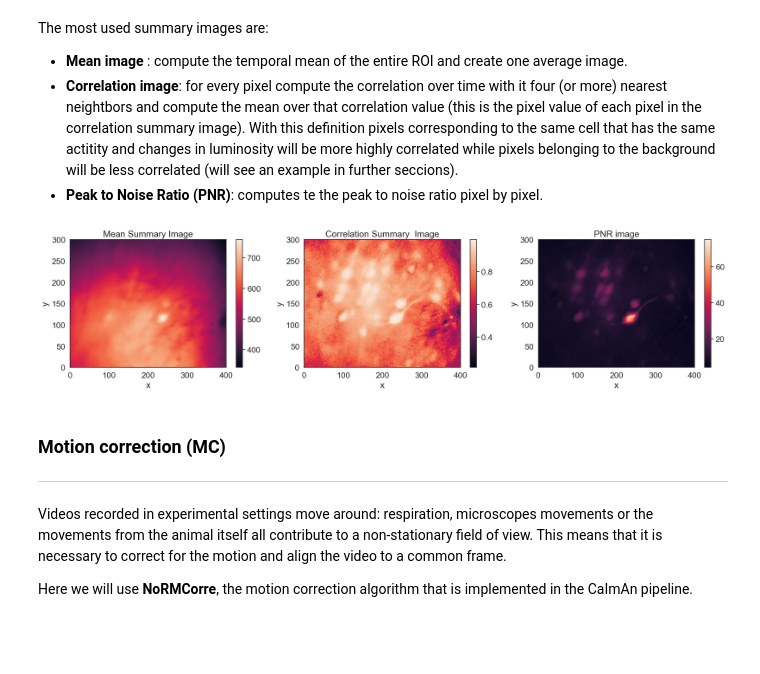
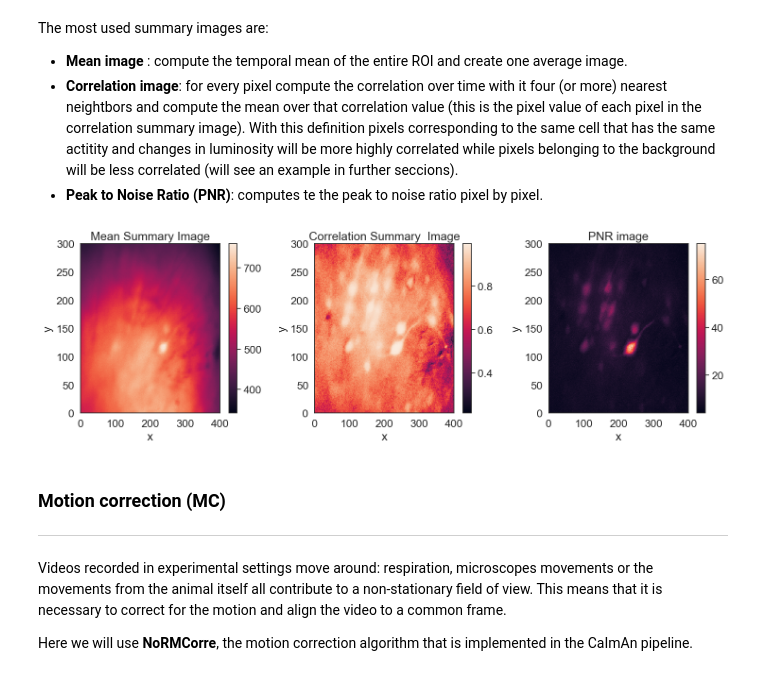
Before and after one commit to neural-data-science-course/neural-data, a Jupyter notebook: 03-calcium_imaging/calcium_imaging.ipynb, the cells around one changed output. Drawn from its saved outputs; the diff is of its cells as text; code cells hidden in the pictures; blank space fills up the shorter version.

```diff
--- a/03-calcium_imaging/calcium_imaging.ipynb
+++ b/03-calcium_imaging/calcium_imaging.ipynb
@@ -120,33 +106,33 @@ mean_image = cm.summary_images.mean_image(input_tif_file_path)
 correlation_image,pnr_image = cm.summary_images.correlation_pnr(original_movie,swap_dim=False)
 # %%
 ## plotting code is provided for once the mean and correlation summary images are computed
-figure, axes = plt.subplots(1,3)
-figure.set_size_inches(20,5)
+figure, axes = plt.subplots(1,3,figsize=(15,5))
+
 
 axes[0].set_xlabel('x')
 axes[0].set_ylabel('y')
 axes[0].set_title('Mean Summary Image')
 
 axes[1].set_xlabel('x')
 axes[1].set_ylabel('y')
 axes[1].set_title('Correlation Summary  Image')
 
 axes[2].set_xlabel('x')
 axes[2].set_ylabel('y')
 axes[2].set_title('PNR image')
 
 mesh0 = axes[0].pcolormesh(mean_image)
 mesh1 = axes[1].pcolormesh(correlation_image)
 mesh2 = axes[2].pcolormesh(pnr_image)
 
 figure.colorbar(mesh0,ax=axes[0])
 figure.colorbar(mesh1,ax=axes[1])
 figure.colorbar(mesh2,ax=axes[2])
 
 
 plt.tight_layout()
 # %% [output]
-[figure, old version]
+[figure, new version]
 # %% [markdown]
 ### Motion correction (MC)
 ---
```
Also changed, not shown: parts of 20 cells of this notebook, 1 other file.
